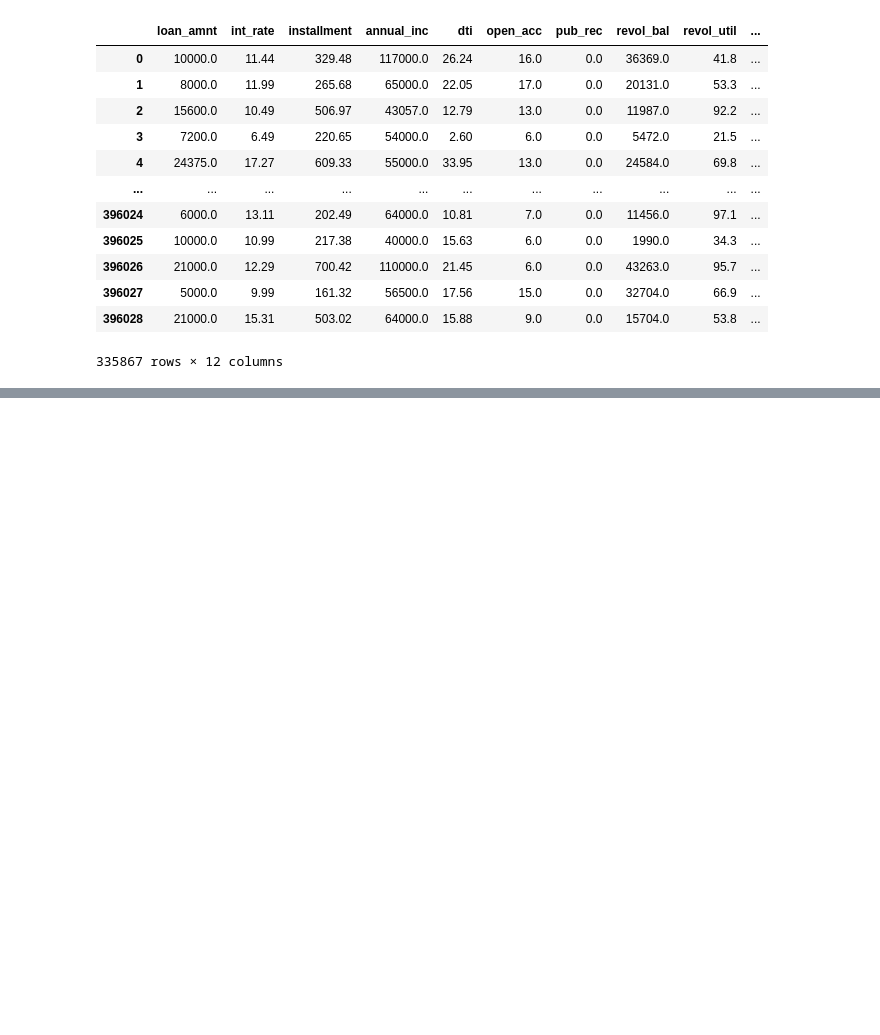
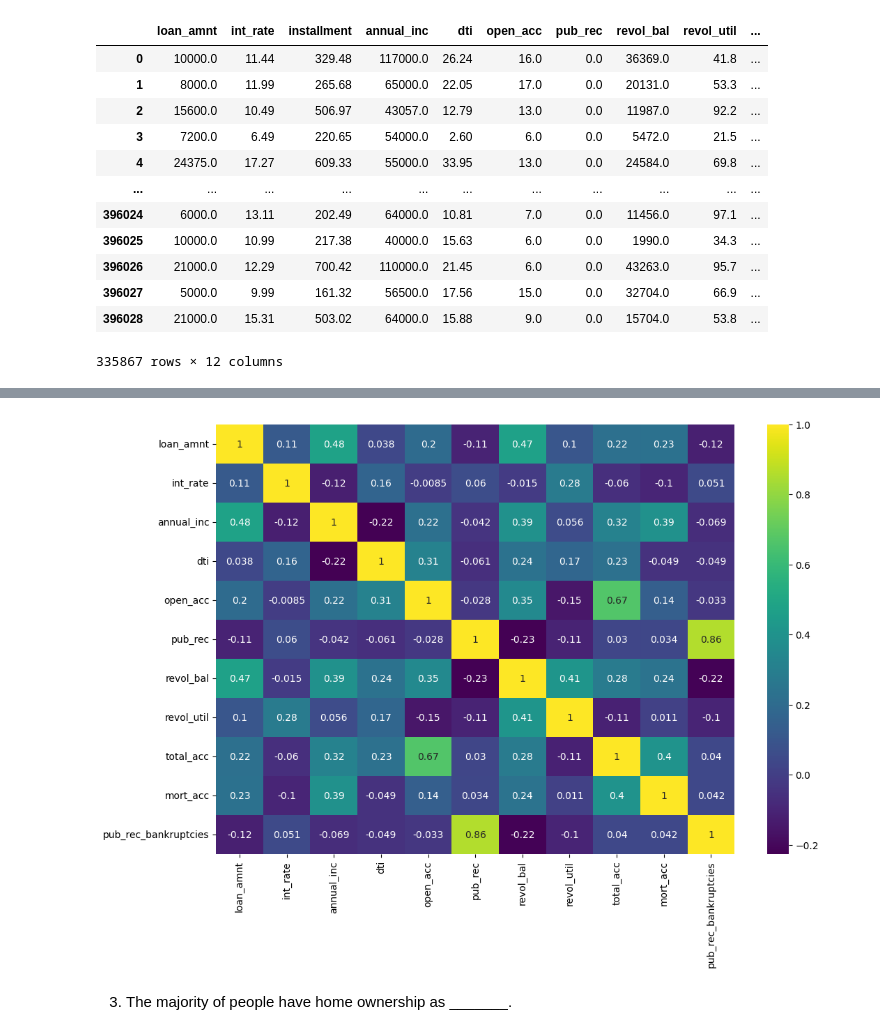
Before and after one commit to Rhy-Shah/ML, a Jupyter notebook: LoanTap/loantap.ipynb, the cells around one changed output, grey strips where cells are left out. Drawn from its saved outputs; the diff is of its cells as text; code cells hidden in the pictures; blank space fills up the shorter version.

```diff
--- a/LoanTap/loantap.ipynb
+++ b/LoanTap/loantap.ipynb
@@ -179,0 +191,8 @@ plt.show()
+# %%
+plt.figure(figsize=(12,8))
+sns.heatmap(df_float.corr(method='spearman'),annot=True,cmap='viridis')
+plt.show()
+# %% [output]
+[figure, added]
+# %% [markdown]
+3. The majority of people have home ownership as _______.
```
Also changed, not shown: parts of 5 cells of this notebook.
